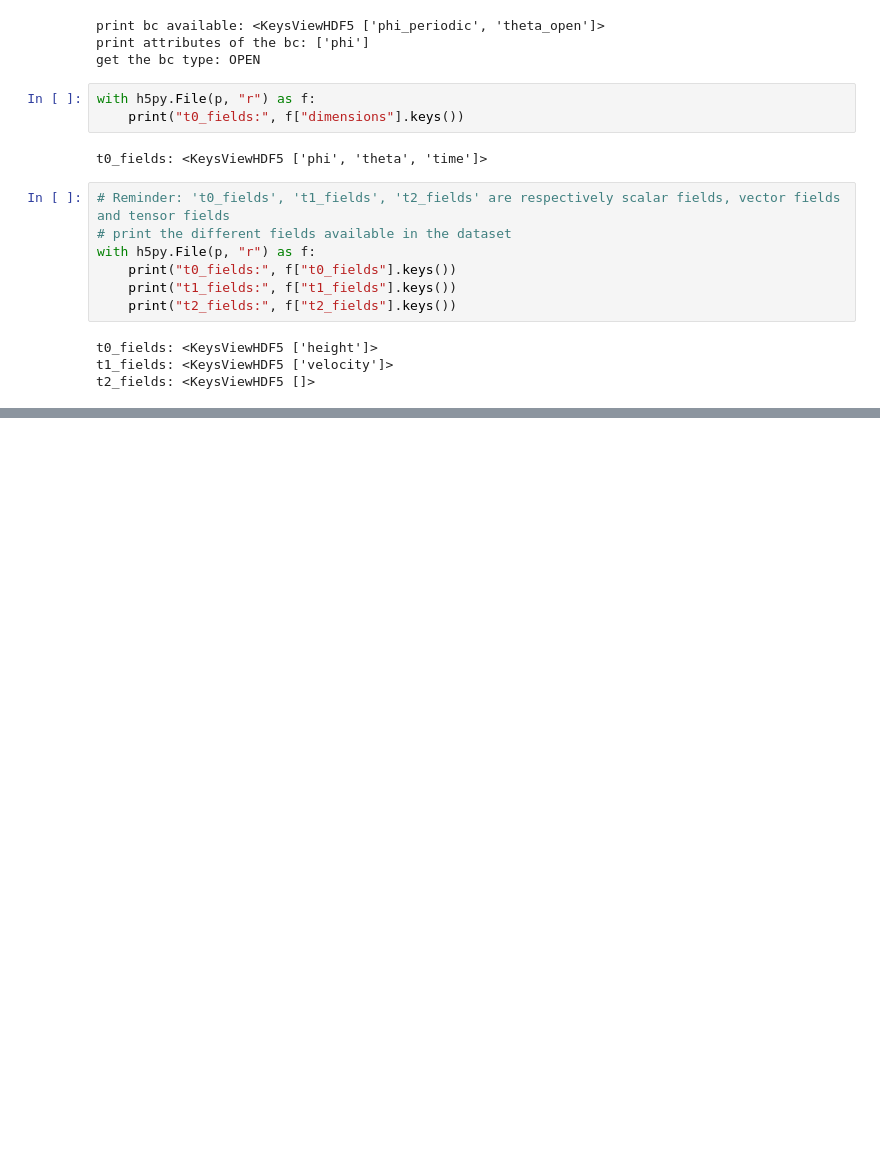
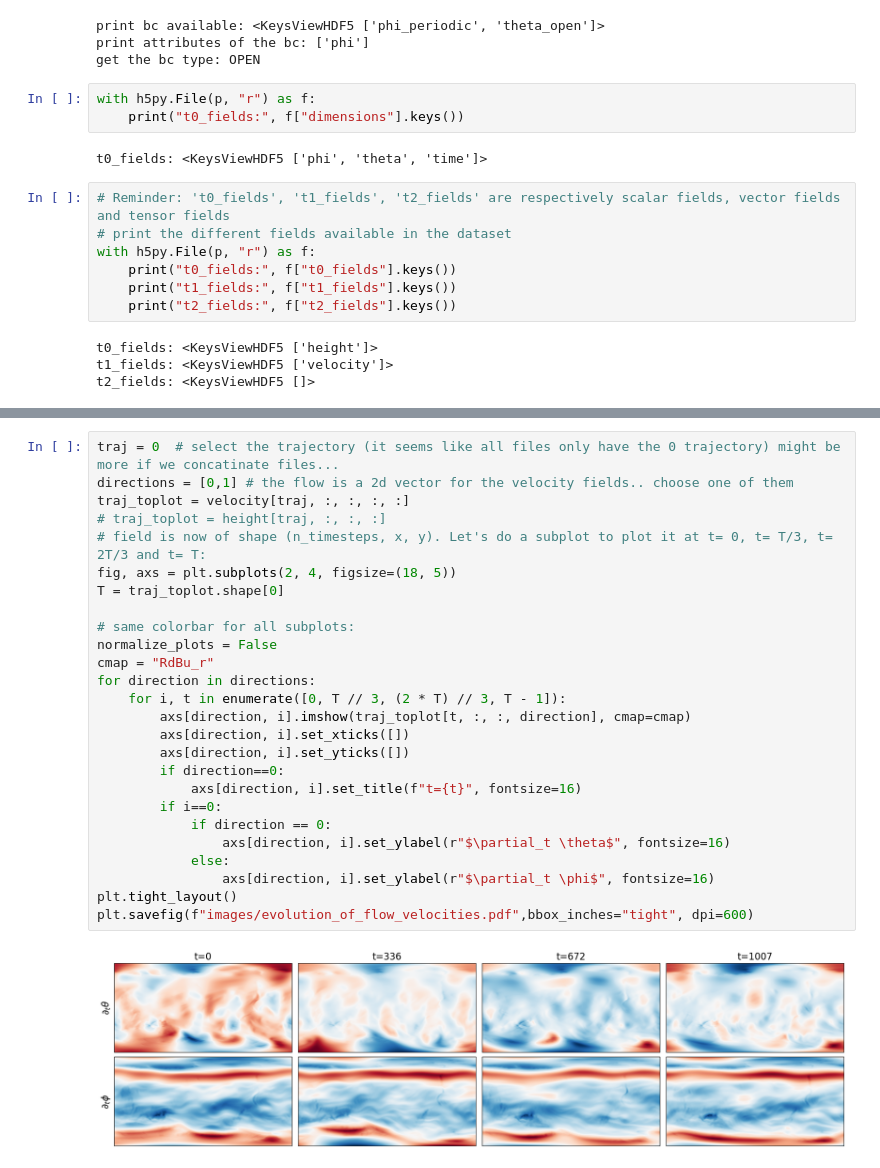
Before and after one commit to SebastianHauger/Master-Thesis-KAN, a Jupyter notebook: testing_the_well.ipynb, the cells around one changed output, grey strips where cells are left out. Saved outputs shown, nothing was run; the diff lists cells and outputs as text; blank space fills up the shorter version.

```diff
--- a/testing_the_well.ipynb
+++ b/testing_the_well.ipynb
@@ -93,0 +99,28 @@ plt.savefig("images/evolution_of_flow_traj0.pdf",bbox_inches="tight", dpi=600)
+# %%
+traj = 0  # select the trajectory (it seems like all files only have the 0 trajectory) might be more if we concatinate files...
+directions = [0,1] # the flow is a 2d vector for the velocity fields.. choose one of them
+traj_toplot = velocity[traj, :, :, :, :]
+# traj_toplot = height[traj, :, :, :]
+# field is now of shape (n_timesteps, x, y). Let's do a subplot to plot it at t= 0, t= T/3, t= 2T/3 and t= T:
+fig, axs = plt.subplots(2, 4, figsize=(18, 5))
+T = traj_toplot.shape[0]
+
+# same colorbar for all subplots:
+normalize_plots = False
+cmap = "RdBu_r"
+for direction in directions:
+    for i, t in enumerate([0, T // 3, (2 * T) // 3, T - 1]):
+        axs[direction, i].imshow(traj_toplot[t, :, :, direction], cmap=cmap)
+        axs[direction, i].set_xticks([])
+        axs[direction, i].set_yticks([])
+        if direction==0:
+            axs[direction, i].set_title(f"t={t}", fontsize=16)
+        if i==0:
+            if direction == 0:
+                axs[direction, i].set_ylabel(r"$\partial_t \theta$", fontsize=16)
+            else:
+                axs[direction, i].set_ylabel(r"$\partial_t \phi$", fontsize=16)
+plt.tight_layout()
+plt.savefig(f"images/evolution_of_flow_velocities.pdf",bbox_inches="tight", dpi=600)
+# %% [output]
+[figure, added]
```
Also changed, not shown: parts of 2 cells of this notebook.
